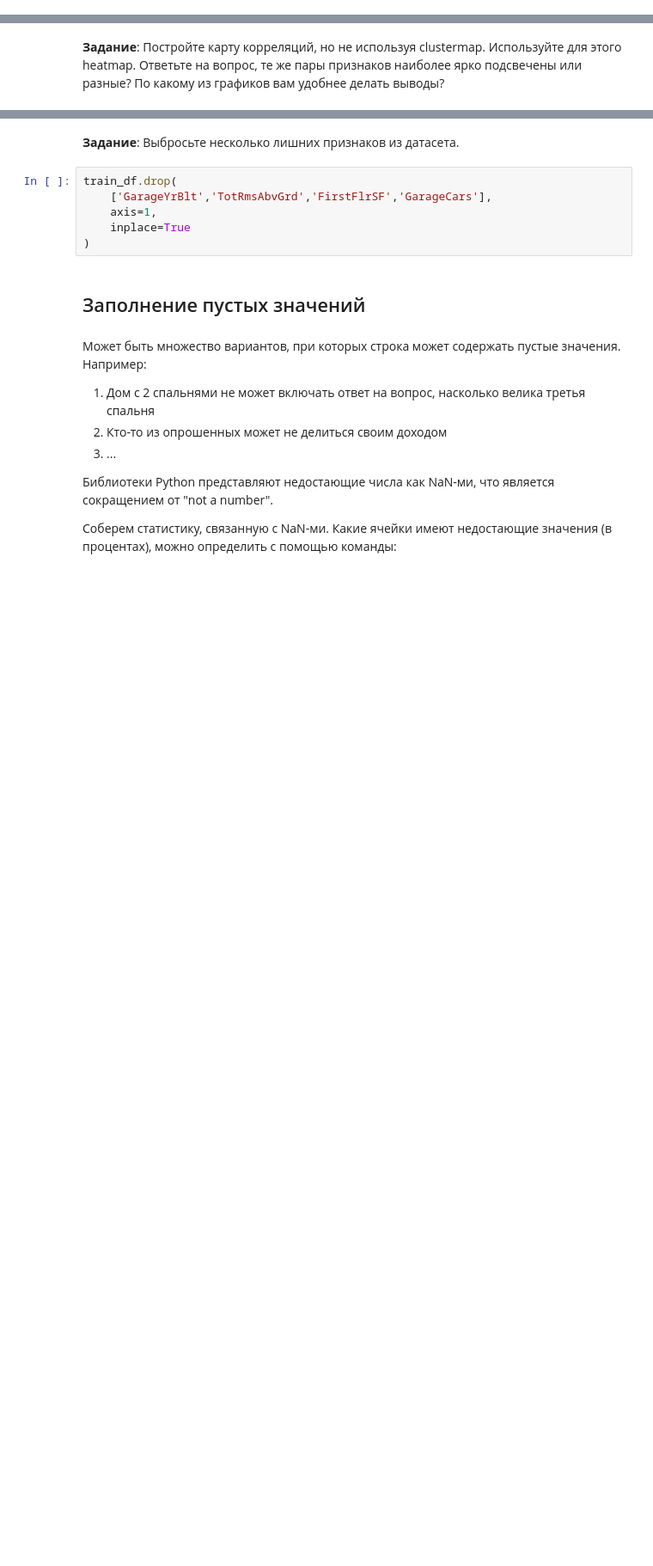
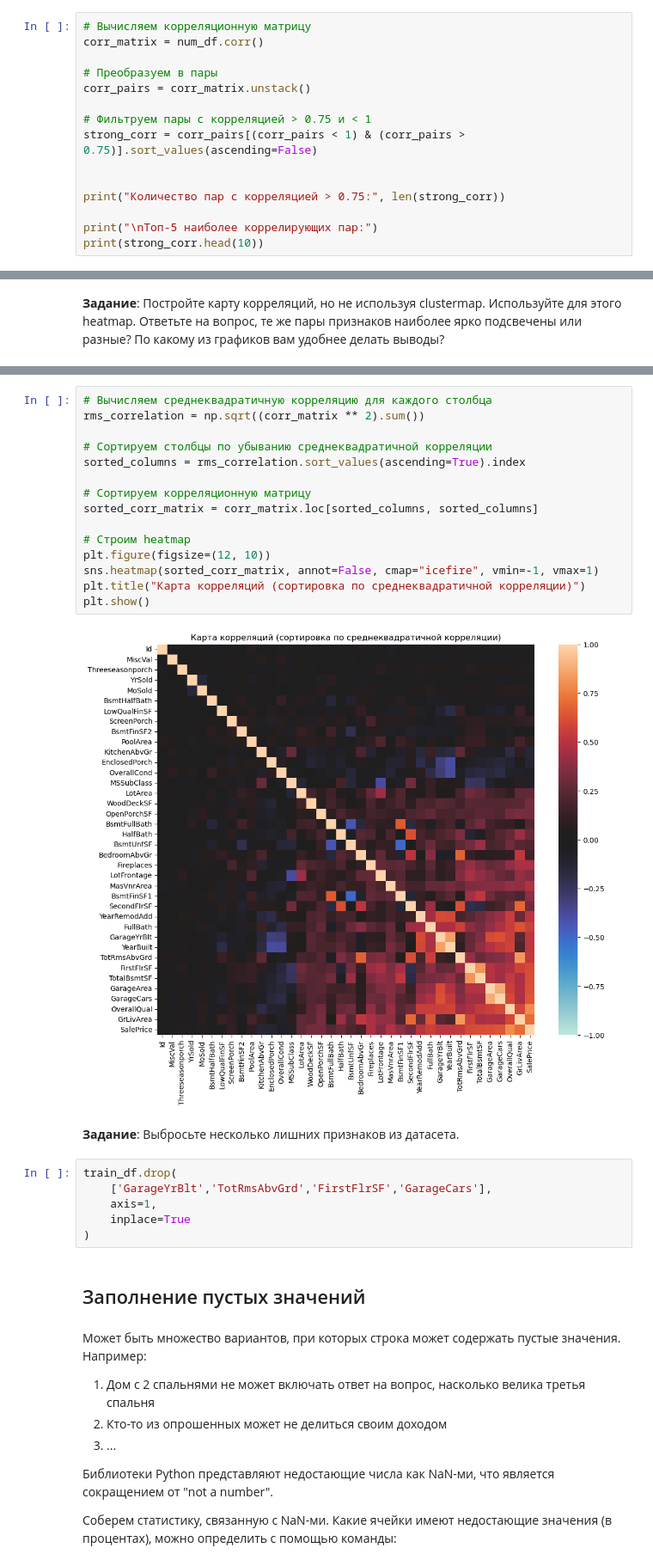
Before and after one commit to alice3e/spbu-ai-fundamentals, a Jupyter notebook: practicum_2/practicum_2.ipynb, the cells around one changed output, grey strips where cells are left out. Shown at 86% size. Saved outputs shown, nothing was run; the diff lists cells and outputs as text; blank space fills up the shorter version.

```diff
--- a/practicum_2/practicum_2.ipynb
+++ b/practicum_2/practicum_2.ipynb
@@ -213,3 +296,18 @@ corrplot(num_df, annot=None)
 4. GarageArea и GarageCars
 # %% [markdown]
 **Задание**: Выведите 5 пар наиболее сильно коррелирующих признаков. Сколько пар признаков коррелирует больше, чем на 0.75?
+# %%
+# Вычисляем корреляционную матрицу
+corr_matrix = num_df.corr()
+
+# Преобразуем в пары
+corr_pairs = corr_matrix.unstack()
+
+# Фильтруем пары с корреляцией > 0.75 и < 1
+strong_corr = corr_pairs[(corr_pairs < 1) & (corr_pairs > 0.75)].sort_values(ascending=False)
+
+
+print("Количество пар с корреляцией > 0.75:", len(strong_corr))
+
+print("\nТоп-5 наиболее коррелирующих пар:")
+print(strong_corr.head(10))
@@ -218,3 +346,20 @@ corrplot(num_df, annot=None)
+# %%
+# Вычисляем среднеквадратичную корреляцию для каждого столбца
+rms_correlation = np.sqrt((corr_matrix ** 2).sum())
+
+# Сортируем столбцы по убыванию среднеквадратичной корреляции
+sorted_columns = rms_correlation.sort_values(ascending=True).index
+
+# Сортируем корреляционную матрицу
+sorted_corr_matrix = corr_matrix.loc[sorted_columns, sorted_columns]
+
+# Строим heatmap
+plt.figure(figsize=(12, 10))
+sns.heatmap(sorted_corr_matrix, annot=False, cmap="icefire", vmin=-1, vmax=1)
+plt.title("Карта корреляций (сортировка по среднеквадратичной корреляции)")
+plt.show()
+# %% [output]
+[figure, added]
 # %% [markdown]
 **Задание**: Выбросьте несколько лишних признаков из датасета.
 # %%
```
Also changed, not shown: parts of 5 cells of this notebook.
